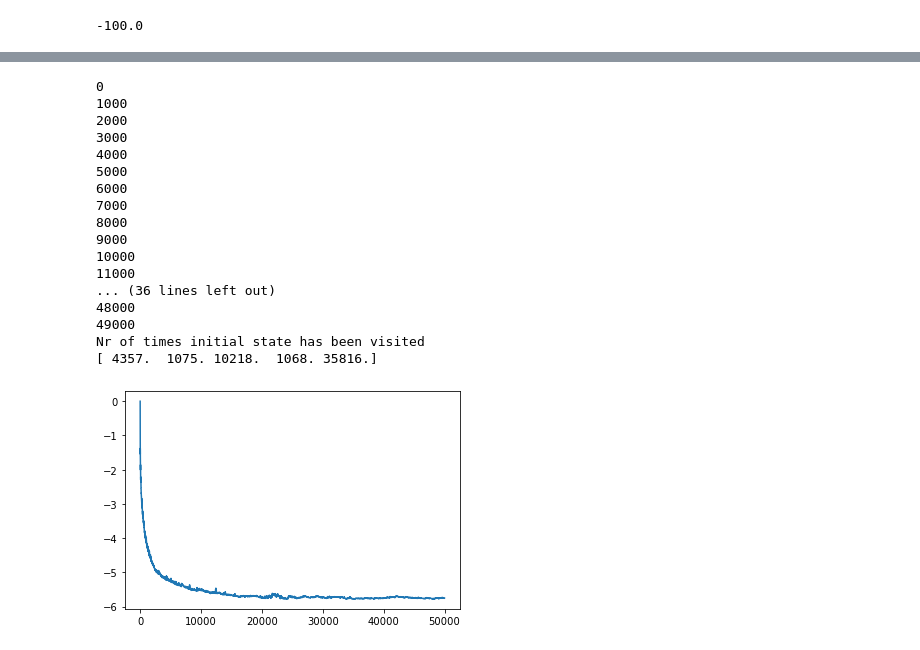
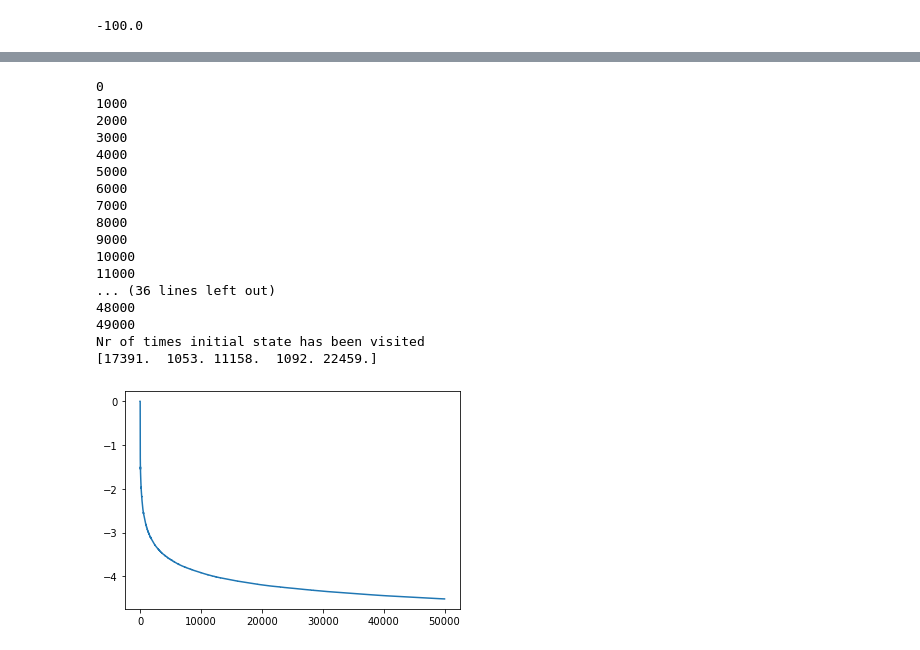
Before and after one commit to lxpr/EL2805-Reinforcement-Learning-Labs, a Jupyter notebook: lab1/Lab_1.ipynb, the cells around one changed output, grey strips where cells are left out. Drawn from its saved outputs; the diff is of its cells as text; code cells hidden in the pictures.

```diff
--- a/lab1/Lab_1.ipynb
+++ b/lab1/Lab_1.ipynb
@@ -415,25 +465,25 @@ plt.show()
 # %%
 env_Q = mz_k.Maze(maze_Q, life_mean=50, prob_random=0.65)
 epsilon = 0.1
-Q, policy_Q, V_convergence = qlearning(env_Q, epsilon, gamma = 0.9, N=50000)
+Q, policy_Q, V_convergence = qlearning(env_Q, epsilon, alpha=1,gamma = 0.9, N=50000)
 plt.plot(V_convergence)
 plt.show()
 # %% [output]
 0
 1000
 2000
 3000
 4000
 5000
 6000
 7000
 8000
 9000
 10000
 11000
 ... (36 lines left out)
 48000
 49000
 Nr of times initial state has been visited
-[ 4357.  1075. 10218.  1068. 35816.]
+[17391.  1053. 11158.  1092. 22459.]
-[figure, old version]
+[figure, new version]
```
Also changed, not shown: parts of 9 cells of this notebook, 2 other files.
